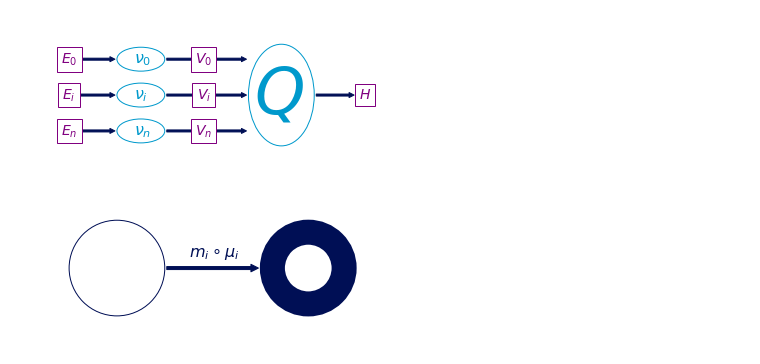
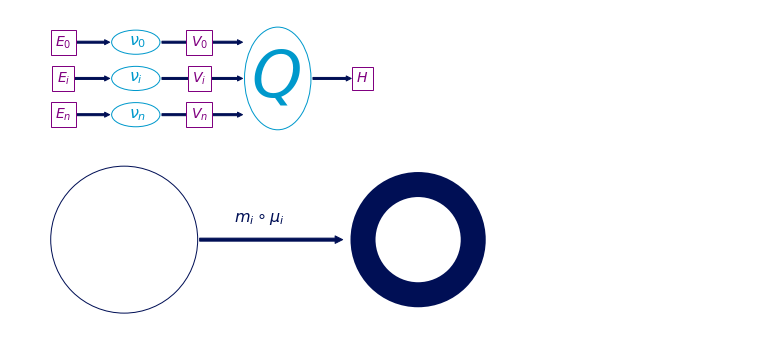
Before and after one commit to story645/proposal, a Jupyter notebook: paper/figures/code/artist_figures.ipynb, the cells around one changed output. Cells and saved outputs as stored; diff of their text form; code cells hidden in the pictures.

```diff
--- a/paper/figures/code/artist_figures.ipynb
+++ b/paper/figures/code/artist_figures.ipynb
@@ -23,7 +23,7 @@ theme = themepy.Theme('paper')
 
 %matplotlib inline
 # %%
-fig, ax = plt.subplots()
+fig, ax = plt.subplots(figsize=(8,2))
 
 facecolor='white'
 elabs = [r"$E_0$", r"$E_i$", r"$E_n$"][::-1]
@@ -33,37 +33,37 @@ vlabs = [r"$V_0$", r"$V_i$", r"$V_n$"][::-1]
 ac = '#0099CC'
 oc = 'C4'
 # mutation_scale
 for i, el, nl, vl in zip([0, 3, 6], elabs, nlabs, vlabs):
     #nu
     ax.text(6.45,i+.75, nl, fontsize=16, color=ac)
     p = mpatches.Ellipse((7, i+1), width=4, height=2, facecolor=facecolor, edgecolor=ac)
     ax.add_patch(p)
 
     #V block
     ax.text(12.25, i+1, vl, fontsize=14, color=oc, ha="center", va="center",
             bbox=dict(boxstyle="square",  ec=oc, fc=facecolor))
     p1 = mpatches.FancyArrowPatch((9,i+1),(16, i+1), color='C8', mutation_scale=10)
     ax.add_patch(p1)
     #E block
     ax.text(1, i+1, el, fontsize=14, color=oc, ha="center", va="center",
             bbox=dict(boxstyle="square",  ec=oc, fc=facecolor))
     p3 = mpatches.FancyArrowPatch((0,i+1),(5, i+1), color='C8', mutation_scale=10)
     ax.add_patch(p3)
 
 e = mpatches.Ellipse((18.75,4), width=5.5, height=8.5, facecolor=facecolor, edgecolor=ac)
 ax.add_patch(e)
 ax.text(16.5,2.5,r'$Q$', fontsize=64, color=ac)
 p4 = mpatches.FancyArrowPatch((21.5, 4),(25,4), color='C8', mutation_scale=10)
 ax.add_patch(p4)
 ax.text(25.75,4, "$H$", fontsize=14, color=oc, ha="center", va="center",
         bbox=dict(boxstyle="square",  ec=oc, fc=facecolor))
-ax.set(xlim=(-1,27), ylim=(-2,10), aspect='equal')
+ax.set(xlim=(-.5,27), ylim=(-.5,8.5), aspect='equal')
 ax.axis('off')
 fig.savefig(spath/"path_of_q.png", bbox_inches='tight', facecolor=facecolor)
 # %% [output]
-[figure, old version]
+[figure, new version]
 # %%
-fig, ax = plt.subplots()
+fig, ax = plt.subplots(figsize=(8,4))
 
 c1 = mpatches.Circle((-2,0), radius=2, facecolor='white', edgecolor="C0")
 ax.add_patch(c1)
@@ -72,8 +72,8 @@ ax.add_patch(c2)
 p4 = mpatches.FancyArrowPatch((0,0), (4,0), color='C0', mutation_scale=15)
 ax.add_patch(p4)
 ax.text(1,.5, r'$m_{i}\circ\mu_i$', color='C0', fontsize=16)
-ax.set(xlim=(-5,9), ylim=(-3,3), aspect='equal')
+ax.set(xlim=(-4.15,8), ylim=(-2.1,2.1), aspect='equal')
 ax.axis('off')
 fig.savefig(spath/"diff_type_q.png", bbox_inches='tight', facecolor='white' )
 # %% [output]
-[figure, old version]
+[figure, new version]
```
Also changed, not shown: 14 other files.
